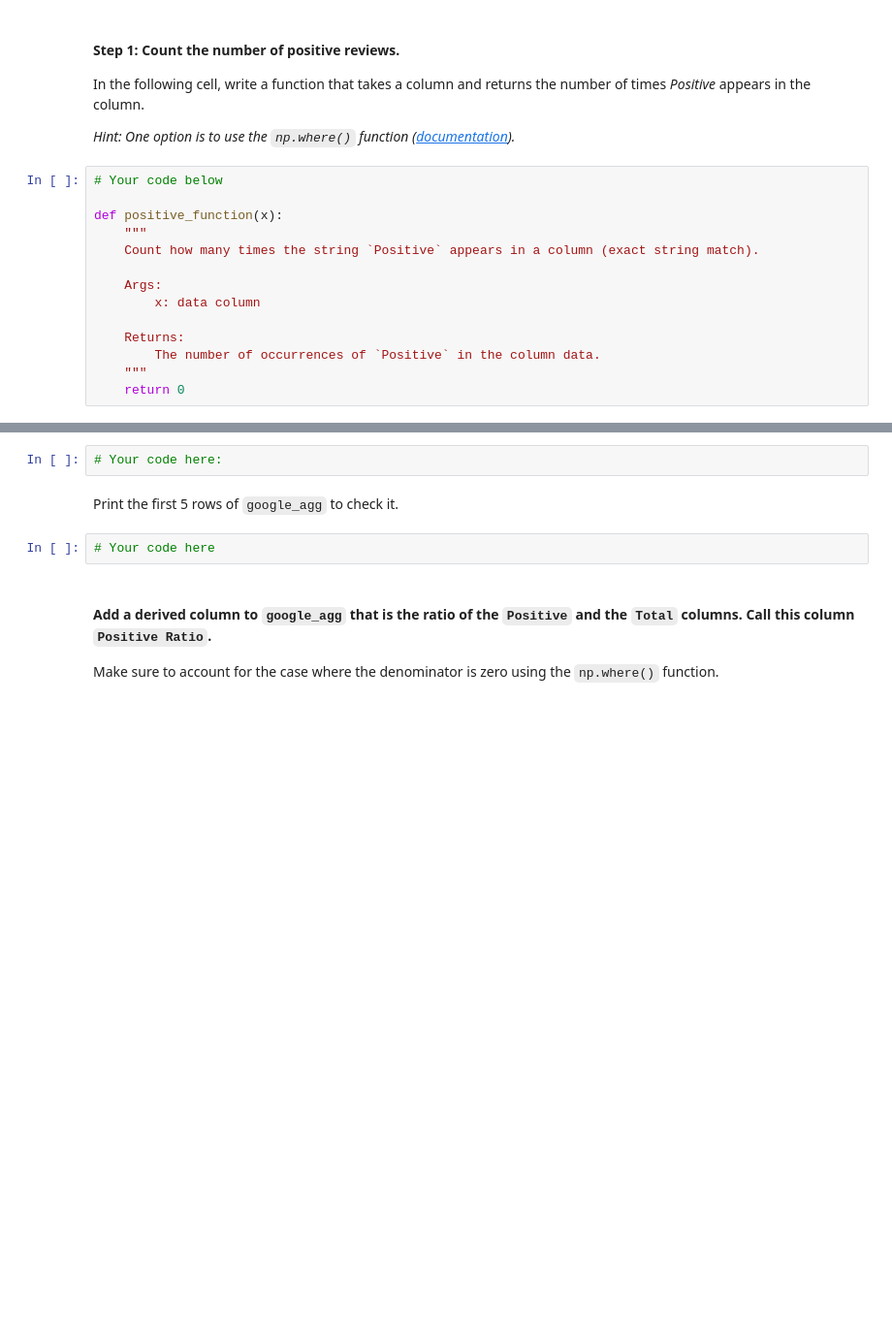
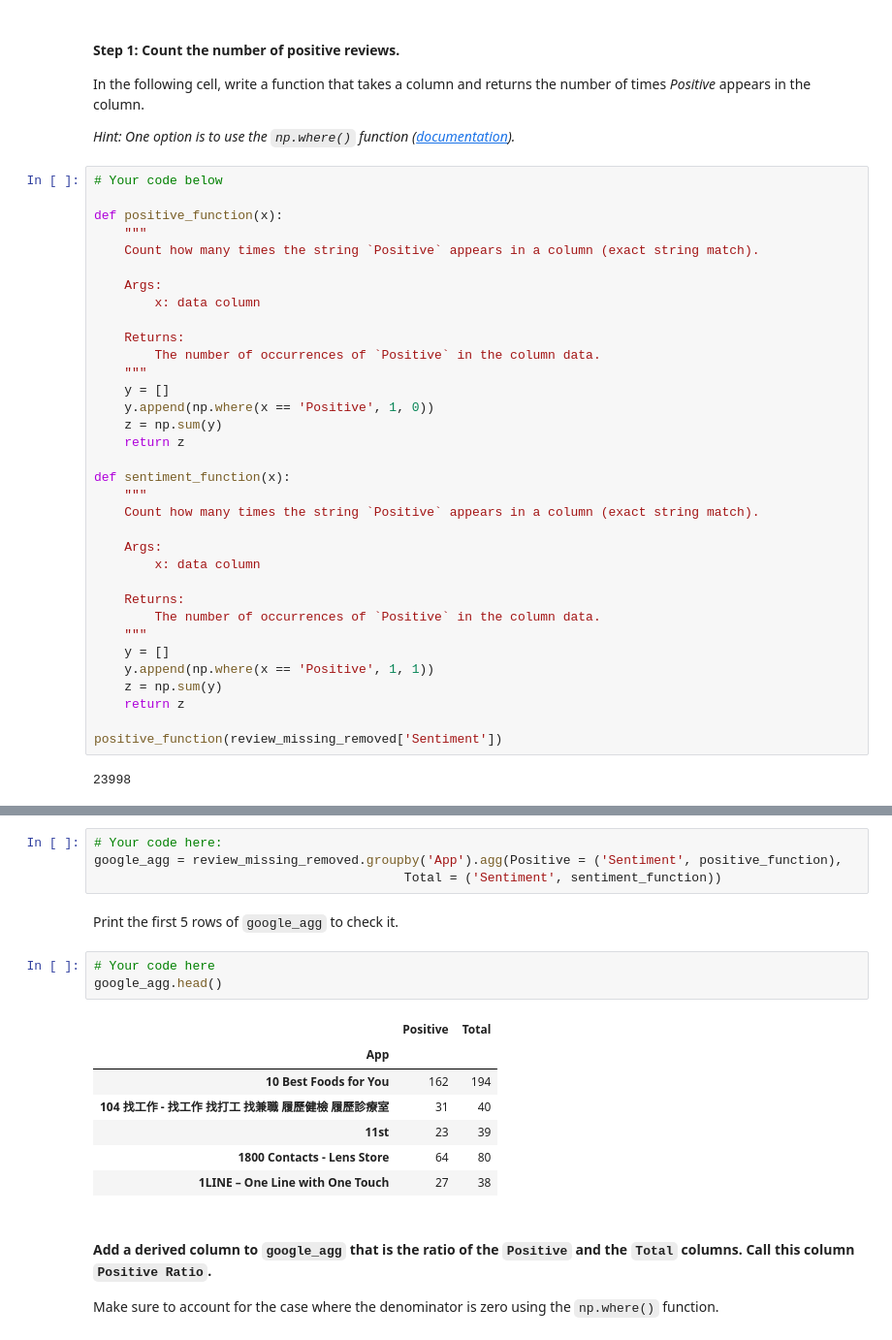
Before and after one commit to COABRIL/dataptmad1019, a Jupyter notebook: module-3/lab-supervised-learning-feature-extraction/your-code/main.ipynb, the cells around one changed output, grey strips where cells are left out. Shown: that part at 97% size. Saved outputs shown, nothing was run; the diff lists cells and outputs as text; blank space fills up the shorter version.

```diff
--- a/module-3/lab-supervised-learning-feature-extraction/your-code/main.ipynb
+++ b/module-3/lab-supervised-learning-feature-extraction/your-code/main.ipynb
@@ -465,7 +465,29 @@ def positive_function(x):
     Returns:
         The number of occurrences of `Positive` in the column data.
     """
-    return 0
+    y = []
+    y.append(np.where(x == 'Positive', 1, 0))
+    z = np.sum(y)
+    return z
+
+def sentiment_function(x):
+    """
+    Count how many times the string `Positive` appears in a column (exact string match).
+
+    Args:
+        x: data column
+
+    Returns:
+        The number of occurrences of `Positive` in the column data.
+    """
+    y = []
+    y.append(np.where(x == 'Positive', 1, 1))
+    z = np.sum(y)
+    return z
+
+positive_function(review_missing_removed['Sentiment'])
+# %% [output]
+23998
 # %% [markdown]
 #### Step 2: Create a new dataframe to contain the `App` name, the number of positive reviews, and the total number of reviews of each app
 
@@ -480,12 +502,23 @@ When you obtain `google_agg`, check its values to make sure it has an `App` colu
 #### Bonus:
 
 As of Pandas v0.23.4, you may opt to supply an array or an object to `agg()`. If you use the array param, you'll need to rename the columns so that their names are `Positive` and `Total`. Using the object param will allow you to create the aggregated columns with the desirable names without renaming them. However, you will probably encounter a warning indicating supplying an object to `agg()` will become outdated. It's up to you which way you will use. Try both ways out. Any way is fine as long as it works.
-# %%
-# Your code here:
+# %%
+# Your code here:
+google_agg = review_missing_removed.groupby('App').agg(Positive = ('Sentiment', positive_function),
+                                         Total = ('Sentiment', sentiment_function))
 # %% [markdown]
 Print the first 5 rows of `google_agg` to check it.
 # %%
 # Your code here
+google_agg.head()
+# %% [output]
+|  | Positive | Total |
+| App |  |  |
+| 10 Best Foods for You | 162 | 194 |
+| 104 找工作 - 找工作 找打工 找兼職 履歷健檢 履歷診療室 | 31 | 40 |
+| 11st | 23 | 39 |
+| 1800 Contacts - Lens Store | 64 | 80 |
+| 1LINE – One Line with One Touch | 27 | 38 |
 # %% [markdown]
 #### Add a derived column to `google_agg` that is the ratio of the `Positive` and the `Total` columns. Call this column `Positive Ratio`.
 
```
Also changed, not shown: parts of 9 cells of this notebook.
